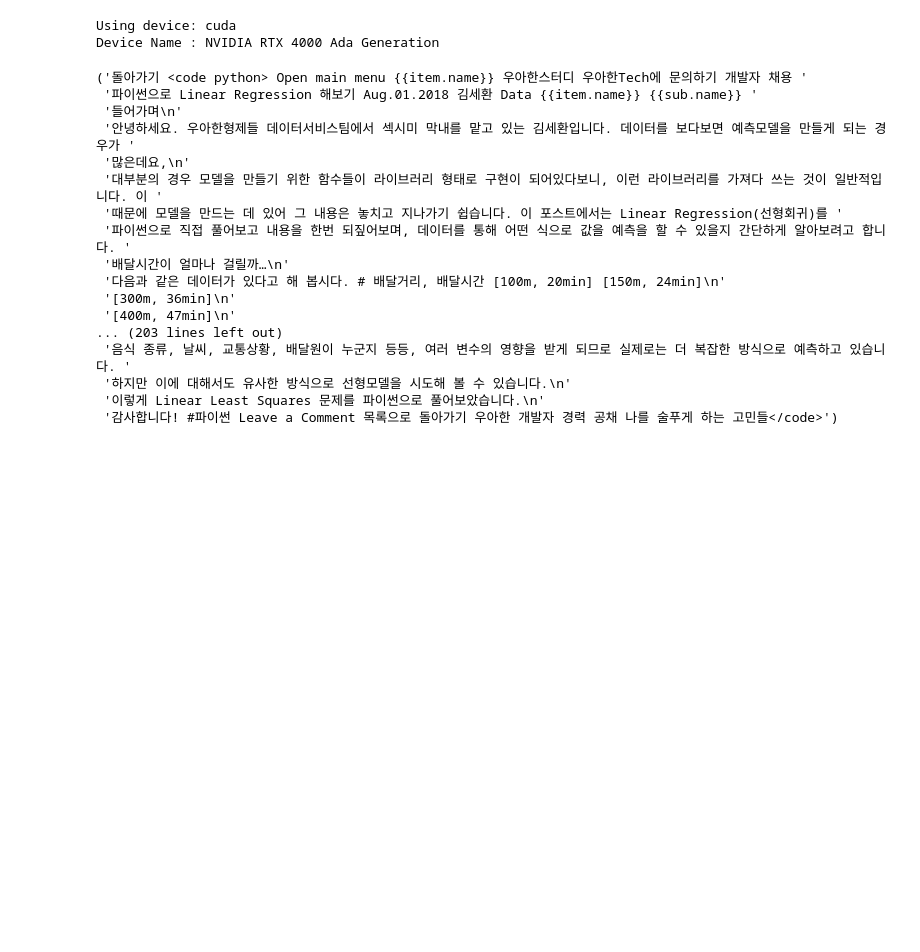
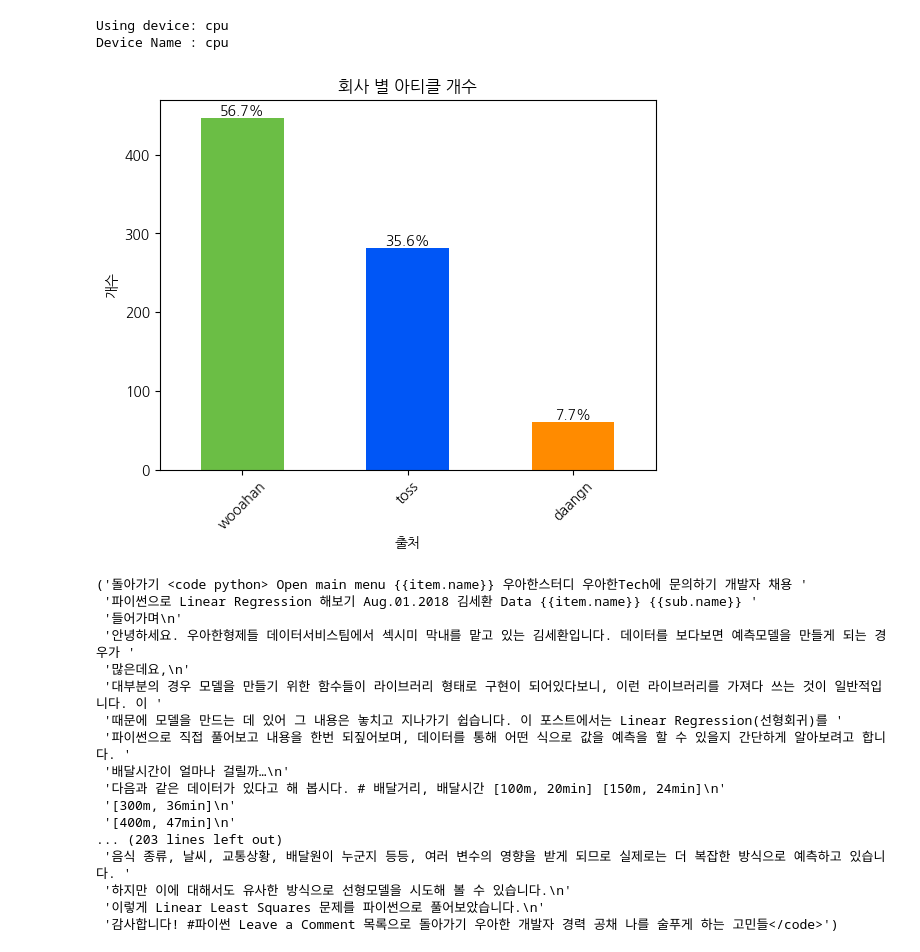
Before and after one commit to bite-sized-knowledge/recommender, a Jupyter notebook: text_classification/notebook/eda.ipynb, the cells around one changed output. Drawn from its saved outputs; the diff is of its cells as text; code cells hidden in the pictures; blank space fills up the shorter version.

```diff
--- a/text_classification/notebook/eda.ipynb
+++ b/text_classification/notebook/eda.ipynb
@@ -32,14 +32,16 @@ warnings.filterwarnings("ignore")
 # 한글 폰트 설정 (matplotlib용)
 import matplotlib.font_manager as fm
 import matplotlib
-font_path = '/usr/share/fonts/truetype/nanum/NanumGothic.ttf'  # 폰트 경로 설정
+
+font_path = '/usr/share/fonts/truetype/nanum/NanumGothicBold.ttf'  # 폰트 경로 설정
 font = fm.FontProperties(fname=font_path).get_name()
+matplotlib.rcParams['font.family'] = font
 matplotlib.rc('font', family=font)
 
 # GPU 사용 가능 여부 확인
 device = torch.device("cuda" if torch.cuda.is_available() else "cpu")
 print(f"Using device: {device}")
-print(f"Device Name : {torch.cuda.get_device_name(0)}")
+print(f"Device Name : {torch.cuda.get_device_name(0) if device == "cuda" else "cpu"}")
 
 # nltk 데이터 다운로드 (불용어 등 필요 시만 다운로드)
 nltk_data = {
@@ -57,8 +59,8 @@ for key, path in nltk_data.items():
 from tqdm import tqdm
 tqdm.pandas()
 # %% [output]
-Using device: cuda
-Device Name : NVIDIA RTX 4000 Ada Generation
+Using device: cpu
+Device Name : cpu
 # %%
 DATA_PATH = './dataset_sample'
 FEATURES = ['title', 'description', 'content', 'contentLength']
@@ -67,7 +71,49 @@ daangn = pd.read_csv(f'{DATA_PATH}/daangn-techblog.csv')[FEATURES]
 toss = pd.read_csv(f'{DATA_PATH}/toss-techblog.csv')[FEATURES]
 wooahan = pd.read_csv(f'{DATA_PATH}/wooahan-techblog.csv')[FEATURES]
 
+daangn["from"] = "daangn"
+toss["from"] = "toss"
+wooahan["from"] = "wooahan"
+
 total_article = pd.concat([daangn, toss, wooahan], axis=0)
+# %%
+brand_colors = {
+    'daangn': '#FF8B00',      # 당근마켓 오렌지
+    'toss': '#0056F6',        # 토스 블루
+    'wooahan': '#6BBE45'      # 우아한형제들 그린
+}
+
+# 데이터 준비
+data = total_article['from'].value_counts()
+total_count = data.sum()  # 전체 아티클 수
+
+# 막대 그래프 생성
+colors = [brand_colors[idx] for idx in data.index]
+ax = data.plot(kind='bar', color=colors)
+
+# 그래프 제목 및 레이블 설정
+plt.title("회사 별 아티클 개수")
+plt.xlabel("출처")
+plt.ylabel("개수")
+plt.xticks(rotation=45)
+
+# 각 막대 위에 퍼센트 표시
+for i, count in enumerate(data):
+    percent = (count / total_count) * 100  # 퍼센트 계산
+    plt.text(
+        i,                     # x 좌표 (막대의 가운데)
+        count + 0.5,           # y 좌표 (막대 위 약간의 여백)
+        f'{percent:.1f}%',     # 퍼센트 텍스트
+        ha='center',           # 수평 정렬
+        va='bottom',           # 수직 정렬
+        fontsize=10,           # 글꼴 크기
+        color='black'          # 텍스트 색상
+    )
+
+# 그래프 표시
+plt.show()
+# %% [output]
+[figure, added]
 # %%
 test = total_article.sample()
 # %%
```
Also changed, not shown: parts of 1 cell of this notebook, 2 other files.
